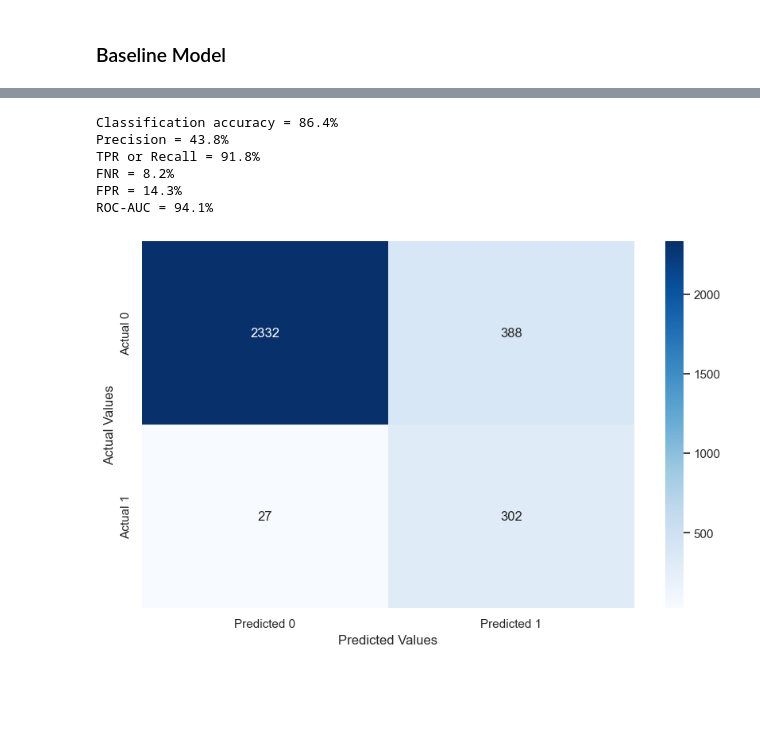
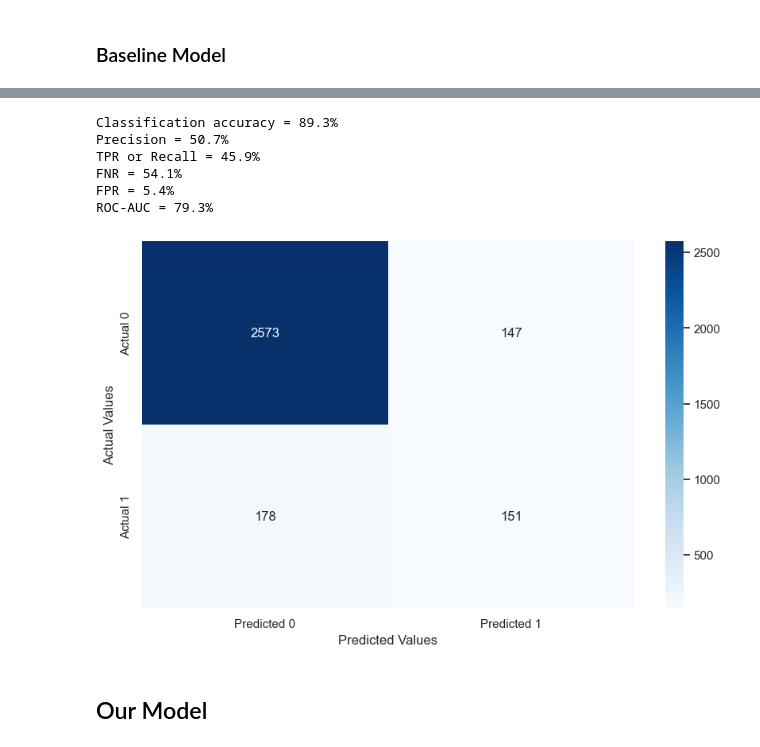
Before and after one commit to carriezeng6443/STAT-303-2-MAAC-Project, a Jupyter notebook: Project_MAAC.ipynb, the cells around one changed output, grey strips where cells are left out. Cells and saved outputs as stored; diff of their text form; code cells hidden in the pictures; blank space fills up the shorter version.

```diff
--- a/Project_MAAC.ipynb
+++ b/Project_MAAC.ipynb
@@ -32,6 +32,8 @@ data.drop(['default'], axis=1, inplace = True)
 data.dropna(axis=0, inplace=True)
 # %%
 data['y_dum']= data['y'].map({'no': 0, 'yes': 1})
+# %%
+data.drop(['y'], axis=1, inplace = True)
 # %% [markdown]
 ## Rename the column
 # %%
@@ -239,6 +238,6 @@ Index(['age', 'job', 'marital', 'education', 'housing', 'loan', 'contact',
       dtype='object')
 # %%
-logit_model_Baseline = sm.logit(formula = 'y_dum~age+job+marital+education+housing+loan+contact+month+day_of_week+duration+campaign+pdays+previous+poutcome+euribor3m+emp_var_rate+cons_price_idx+cons_conf_idx+nr_employed', data = train).fit()
+logit_model_Baseline = sm.logit(formula = 'y_dum~age+job+marital+education+housing+loan+contact+month+day_of_week+campaign+pdays+previous+poutcome+euribor3m+emp_var_rate+cons_price_idx+cons_conf_idx+nr_employed', data = train).fit()
 logit_model_Baseline.summary()
 # %% [output]
 Optimization terminated successfully.
@@ -271,11 +270,13 @@ Logit Regression Results
 # %%
-confusion_matrix_data(train,train.y_dum,logit_model_Baseline,0.1)
+confusion_matrix_data(train,train.y_dum,logit_model_Baseline,0.3)
 # %% [output]
-Classification accuracy = 86.4%
-Precision = 43.8%
-TPR or Recall = 91.8%
-FNR = 8.2%
-FPR = 14.3%
-ROC-AUC = 94.1%
+Classification accuracy = 89.3%
+Precision = 50.7%
+TPR or Recall = 45.9%
+FNR = 54.1%
+FPR = 5.4%
+ROC-AUC = 79.3%
-[figure, old version]
+[figure, new version]
+# %% [markdown]
+## Our Model
 # %%
```
Also changed, not shown: parts of 19 cells of this notebook.
